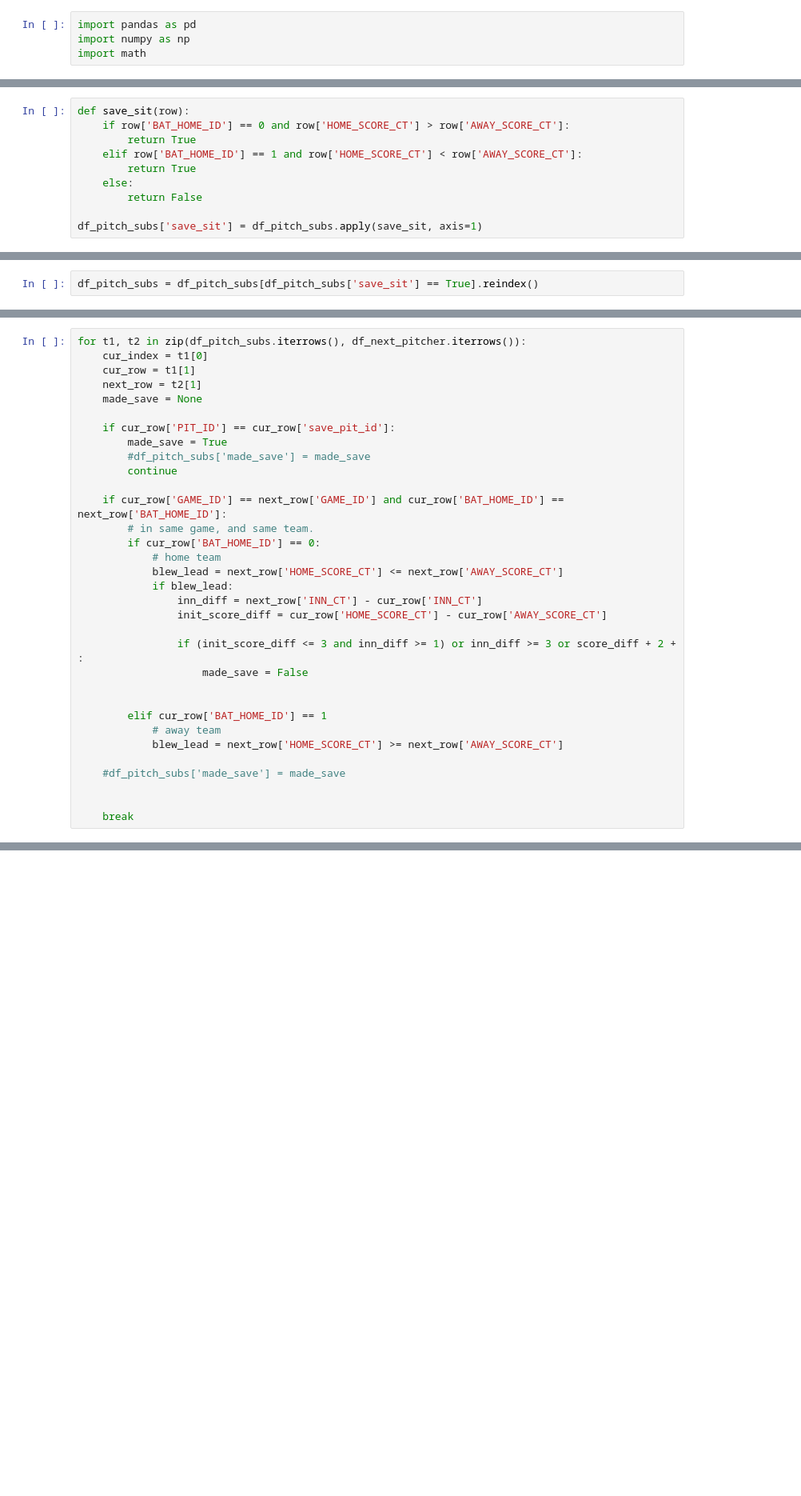
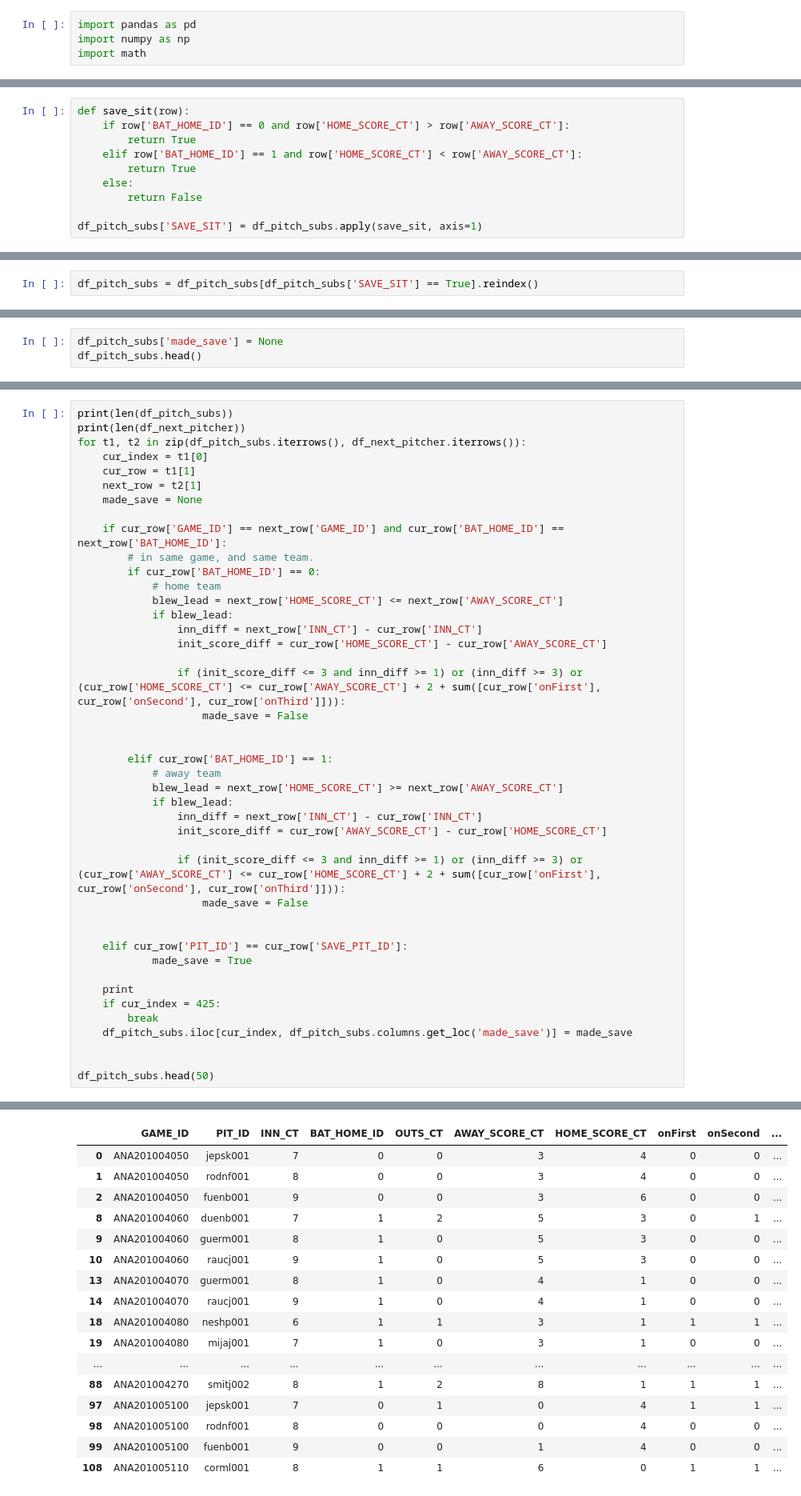
Before and after one commit to DylanSchneider/Save2.0, a Jupyter notebook: Save2.ipynb, the cells around one changed output, grey strips where cells are left out. Shown at 80% size. Saved outputs shown, nothing was run; the diff lists cells and outputs as text; blank space fills up the shorter version.

```diff
--- a/Save2.ipynb
+++ b/Save2.ipynb
@@ -33,5 +21,5 @@ def save_sit(row):
     else:
         return False
 
-df_pitch_subs['save_sit'] = df_pitch_subs.apply(save_sit, axis=1)
+df_pitch_subs['SAVE_SIT'] = df_pitch_subs.apply(save_sit, axis=1)
 # %%
@@ -39,3 +46,3 @@ df_pitch_subs[['GAME_ID', 'PIT_ID', 'INN_CT', 'BAT_HOME_ID', 'AWAY_SCORE_CT', 'H
 # %%
-df_pitch_subs = df_pitch_subs[df_pitch_subs['save_sit'] == True].reindex()
+df_pitch_subs = df_pitch_subs[df_pitch_subs['SAVE_SIT'] == True].reindex()
 # %%
@@ -45,0 +84,3 @@ df_next_pitcher[['GAME_ID', 'PIT_ID', 'INN_CT', 'BAT_HOME_ID', 'AWAY_SCORE_CT',
+# %%
+df_pitch_subs['made_save'] = None
+df_pitch_subs.head()
@@ -46,14 +94,11 @@ df_next_pitcher[['GAME_ID', 'PIT_ID', 'INN_CT', 'BAT_HOME_ID', 'AWAY_SCORE_CT',
 # %%
+print(len(df_pitch_subs))
+print(len(df_next_pitcher))
 for t1, t2 in zip(df_pitch_subs.iterrows(), df_next_pitcher.iterrows()):
     cur_index = t1[0]
     cur_row = t1[1]
     next_row = t2[1]
     made_save = None
-
-    if cur_row['PIT_ID'] == cur_row['save_pit_id']:
-        made_save = True
-        #df_pitch_subs['made_save'] = made_save
-        continue
 
     if cur_row['GAME_ID'] == next_row['GAME_ID'] and cur_row['BAT_HOME_ID'] == next_row['BAT_HOME_ID']:
         # in same game, and same team.
@@ -64,15 +109,29 @@ for t1, t2 in zip(df_pitch_subs.iterrows(), df_next_pitcher.iterrows()):
                 inn_diff = next_row['INN_CT'] - cur_row['INN_CT']
                 init_score_diff = cur_row['HOME_SCORE_CT'] - cur_row['AWAY_SCORE_CT']
 
-                if (init_score_diff <= 3 and inn_diff >= 1) or inn_diff >= 3 or score_diff + 2 + :
+                if (init_score_diff <= 3 and inn_diff >= 1) or (inn_diff >= 3) or (cur_row['HOME_SCORE_CT'] <= cur_row['AWAY_SCORE_CT'] + 2 + sum([cur_row['onFirst'], cur_row['onSecond'], cur_row['onThird']])):
                     made_save = False
 
 
-        elif cur_row['BAT_HOME_ID'] == 1
+        elif cur_row['BAT_HOME_ID'] == 1:
             # away team
             blew_lead = next_row['HOME_SCORE_CT'] >= next_row['AWAY_SCORE_CT']
+            if blew_lead:
+                inn_diff = next_row['INN_CT'] - cur_row['INN_CT']
+                init_score_diff = cur_row['AWAY_SCORE_CT'] - cur_row['HOME_SCORE_CT']
 
-    #df_pitch_subs['made_save'] = made_save
+                if (init_score_diff <= 3 and inn_diff >= 1) or (inn_diff >= 3) or (cur_row['AWAY_SCORE_CT'] <= cur_row['HOME_SCORE_CT'] + 2 + sum([cur_row['onFirst'], cur_row['onSecond'], cur_row['onThird']])):
+                    made_save = False
 
 
-    break
+    elif cur_row['PIT_ID'] == cur_row['SAVE_PIT_ID']:
+            made_save = True
+
+    print
+    if cur_index = 425:
+        break
+    df_pitch_subs.iloc[cur_index, df_pitch_subs.columns.get_loc('made_save')] = made_save
+
+
+df_pitch_subs.head(50)
+# %% [output]
@@ -78,0 +155,17 @@ for t1, t2 in zip(df_pitch_subs.iterrows(), df_next_pitcher.iterrows()):
+|  | GAME_ID | PIT_ID | INN_CT | BAT_HOME_ID | OUTS_CT | AWAY_SCORE_CT | HOME_SCORE_CT | onFirst | onSecond | ... |
+| 0 | ANA201004050 | jepsk001 | 7 | 0 | 0 | 3 | 4 | 0 | 0 | ... |
+| 1 | ANA201004050 | rodnf001 | 8 | 0 | 0 | 3 | 4 | 0 | 0 | ... |
+| 2 | ANA201004050 | fuenb001 | 9 | 0 | 0 | 3 | 6 | 0 | 0 | ... |
+| 8 | ANA201004060 | duenb001 | 7 | 1 | 2 | 5 | 3 | 0 | 1 | ... |
+| 9 | ANA201004060 | guerm001 | 8 | 1 | 0 | 5 | 3 | 0 | 0 | ... |
+| 10 | ANA201004060 | raucj001 | 9 | 1 | 0 | 5 | 3 | 0 | 0 | ... |
+| 13 | ANA201004070 | guerm001 | 8 | 1 | 0 | 4 | 1 | 0 | 0 | ... |
+| 14 | ANA201004070 | raucj001 | 9 | 1 | 0 | 4 | 1 | 0 | 0 | ... |
+| 18 | ANA201004080 | neshp001 | 6 | 1 | 1 | 3 | 1 | 1 | 1 | ... |
+| 19 | ANA201004080 | mijaj001 | 7 | 1 | 0 | 3 | 1 | 0 | 0 | ... |
+| ... | ... | ... | ... | ... | ... | ... | ... | ... | ... | ... |
+| 88 | ANA201004270 | smitj002 | 8 | 1 | 2 | 8 | 1 | 1 | 1 | ... |
+| 97 | ANA201005100 | jepsk001 | 7 | 0 | 1 | 0 | 4 | 1 | 1 | ... |
+| 98 | ANA201005100 | rodnf001 | 8 | 0 | 0 | 0 | 4 | 0 | 0 | ... |
+| 99 | ANA201005100 | fuenb001 | 9 | 0 | 0 | 1 | 4 | 0 | 0 | ... |
+| 108 | ANA201005110 | corml001 | 8 | 1 | 1 | 6 | 0 | 1 | 1 | ... |
```
Also changed, not shown: parts of 8 cells of this notebook.
